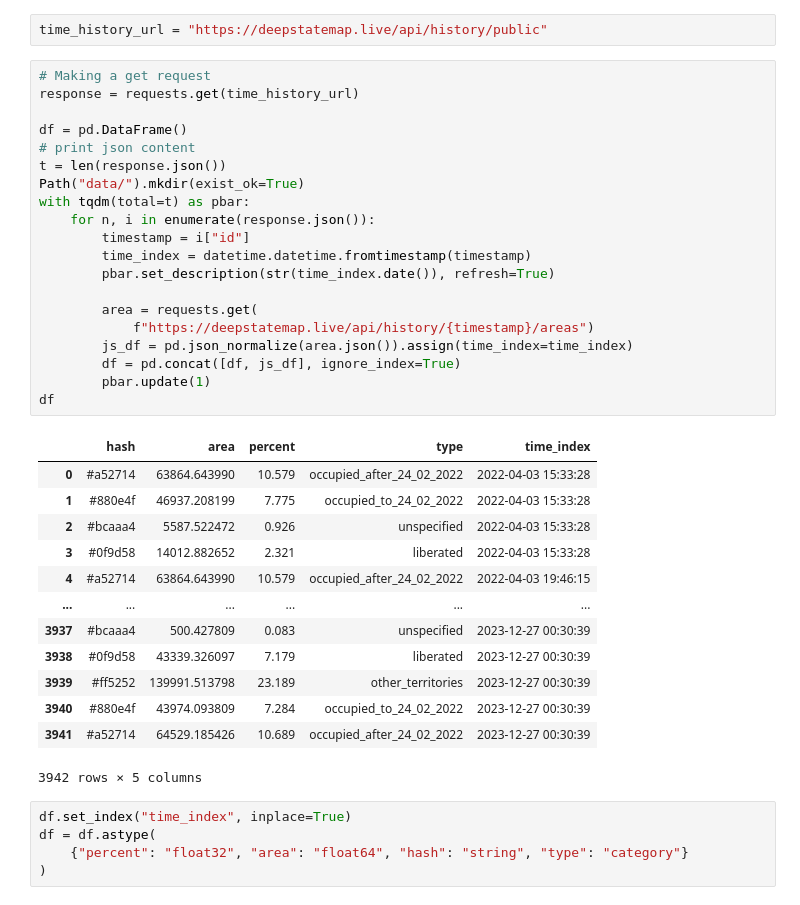
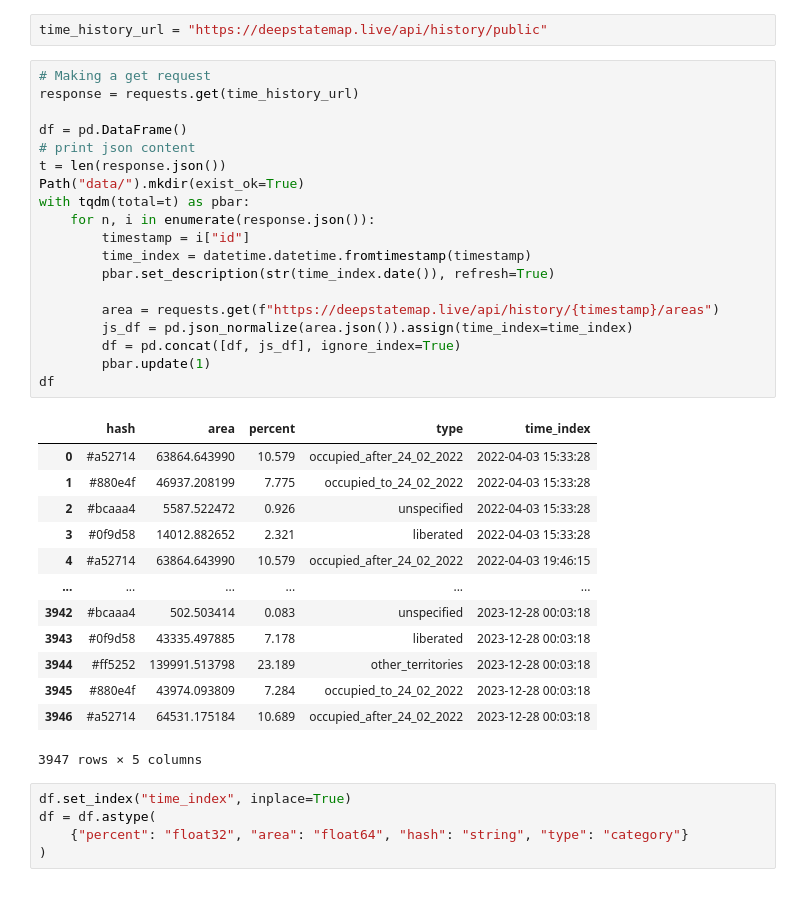
Before and after one commit to HexQuant/rua, a Jupyter notebook: area.ipynb, the cells around one changed output. Saved outputs shown, nothing was run; the diff lists cells and outputs as text.

```diff
--- a/area.ipynb
+++ b/area.ipynb
@@ -35,37 +35,36 @@ time_history_url = "https://deepstatemap.live/api/history/public"
 # %%
 # Making a get request
 response = requests.get(time_history_url)
 
 df = pd.DataFrame()
 # print json content
 t = len(response.json())
 Path("data/").mkdir(exist_ok=True)
 with tqdm(total=t) as pbar:
     for n, i in enumerate(response.json()):
         timestamp = i["id"]
         time_index = datetime.datetime.fromtimestamp(timestamp)
         pbar.set_description(str(time_index.date()), refresh=True)
 
-        area = requests.get(
-            f"https://deepstatemap.live/api/history/{timestamp}/areas")
+        area = requests.get(f"https://deepstatemap.live/api/history/{timestamp}/areas")
         js_df = pd.json_normalize(area.json()).assign(time_index=time_index)
         df = pd.concat([df, js_df], ignore_index=True)
         pbar.update(1)
 df
 # %% [output]
 |  | hash | area | percent | type | time_index |
 | 0 | #a52714 | 63864.643990 | 10.579 | occupied_after_24_02_2022 | 2022-04-03 15:33:28 |
 | 1 | #880e4f | 46937.208199 | 7.775 | occupied_to_24_02_2022 | 2022-04-03 15:33:28 |
 | 2 | #bcaaa4 | 5587.522472 | 0.926 | unspecified | 2022-04-03 15:33:28 |
 | 3 | #0f9d58 | 14012.882652 | 2.321 | liberated | 2022-04-03 15:33:28 |
 | 4 | #a52714 | 63864.643990 | 10.579 | occupied_after_24_02_2022 | 2022-04-03 19:46:15 |
 | ... | ... | ... | ... | ... | ... |
-| 3937 | #bcaaa4 | 500.427809 | 0.083 | unspecified | 2023-12-27 00:30:39 |
-| 3938 | #0f9d58 | 43339.326097 | 7.179 | liberated | 2023-12-27 00:30:39 |
-| 3939 | #ff5252 | 139991.513798 | 23.189 | other_territories | 2023-12-27 00:30:39 |
-| 3940 | #880e4f | 43974.093809 | 7.284 | occupied_to_24_02_2022 | 2023-12-27 00:30:39 |
-| 3941 | #a52714 | 64529.185426 | 10.689 | occupied_after_24_02_2022 | 2023-12-27 00:30:39 |
+| 3942 | #bcaaa4 | 502.503414 | 0.083 | unspecified | 2023-12-28 00:03:18 |
+| 3943 | #0f9d58 | 43335.497885 | 7.178 | liberated | 2023-12-28 00:03:18 |
+| 3944 | #ff5252 | 139991.513798 | 23.189 | other_territories | 2023-12-28 00:03:18 |
+| 3945 | #880e4f | 43974.093809 | 7.284 | occupied_to_24_02_2022 | 2023-12-28 00:03:18 |
+| 3946 | #a52714 | 64531.175184 | 10.689 | occupied_after_24_02_2022 | 2023-12-28 00:03:18 |
-3942 rows × 5 columns
+3947 rows × 5 columns
 # %%
 df.set_index("time_index", inplace=True)
 df = df.astype(
```
Also changed, not shown: parts of 8 cells of this notebook, 4 other files.
